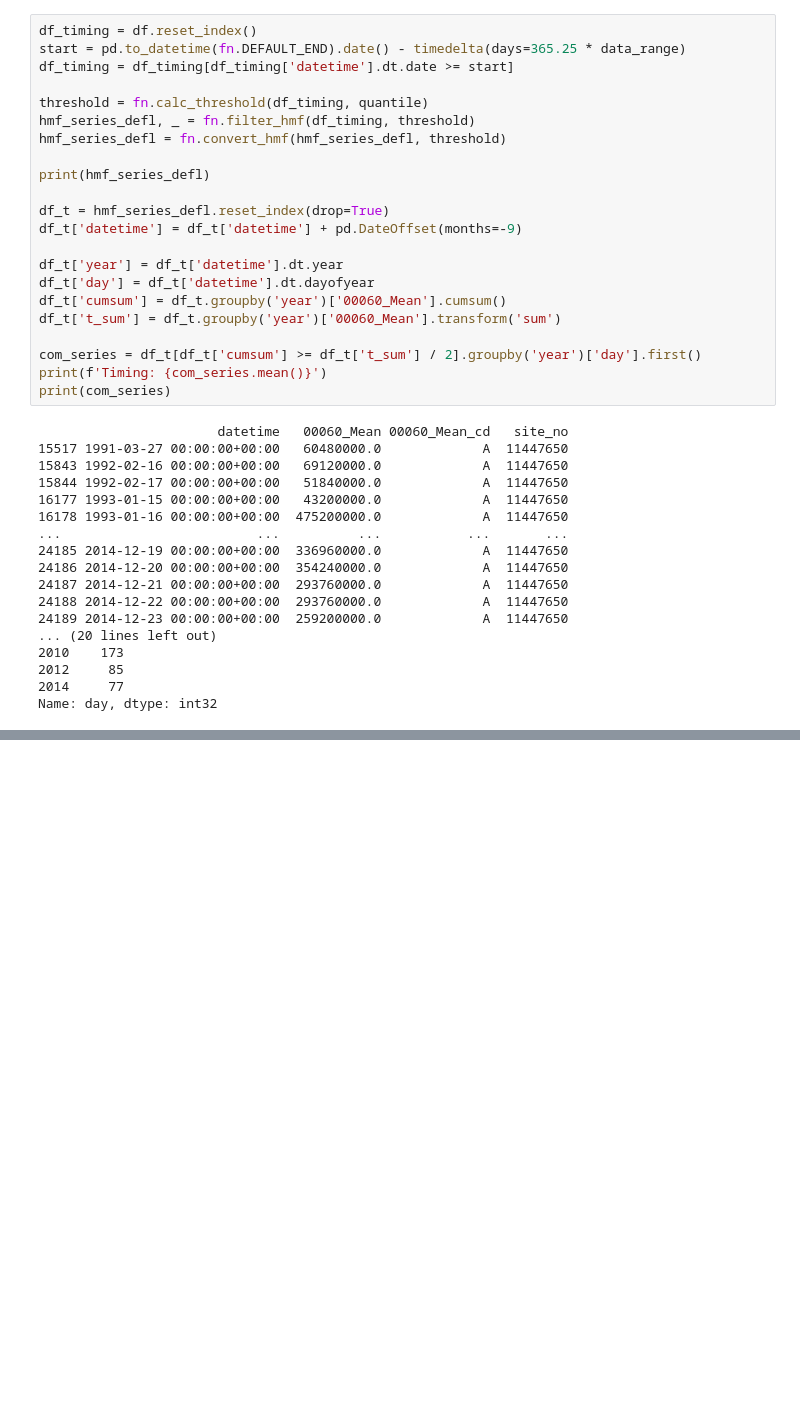
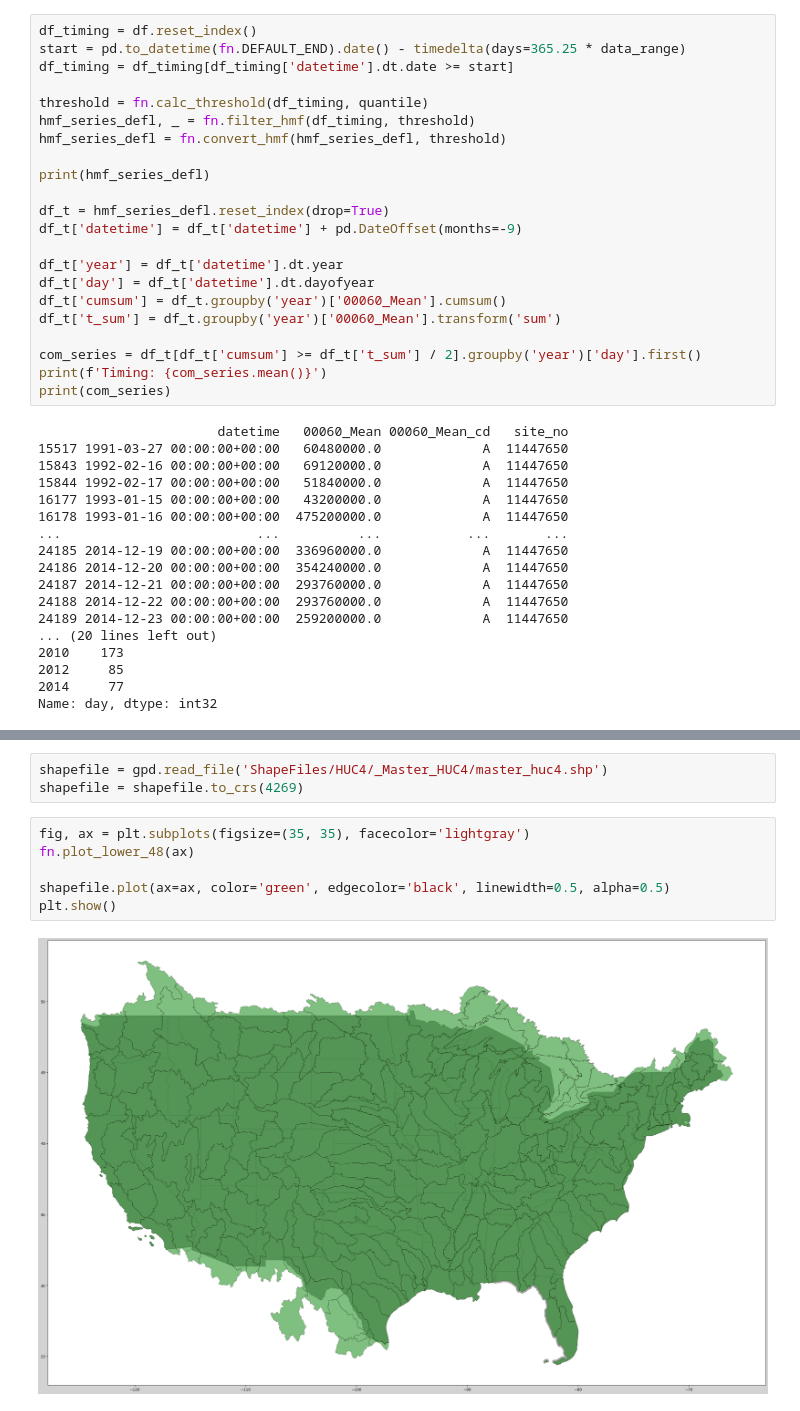
Before and after one commit to AlekWithK/DahlkeLab_LAWR, a Jupyter notebook: site_analysis.ipynb, the cells around one changed output, grey strips where cells are left out. Drawn from its saved outputs; the diff is of its cells as text; blank space fills up the shorter version.

```diff
--- a/site_analysis.ipynb
+++ b/site_analysis.ipynb
@@ -441,0 +468,11 @@ Name: day, dtype: int32
+# %%
+shapefile = gpd.read_file('ShapeFiles/HUC4/_Master_HUC4/master_huc4.shp')
+shapefile = shapefile.to_crs(4269)
+# %%
+fig, ax = plt.subplots(figsize=(35, 35), facecolor='lightgray')
+fn.plot_lower_48(ax)
+
+shapefile.plot(ax=ax, color='green', edgecolor='black', linewidth=0.5, alpha=0.5)
+plt.show()
+# %% [output]
+[figure, added]
```
Also changed, not shown: parts of 5 cells of this notebook, 21 other files.
